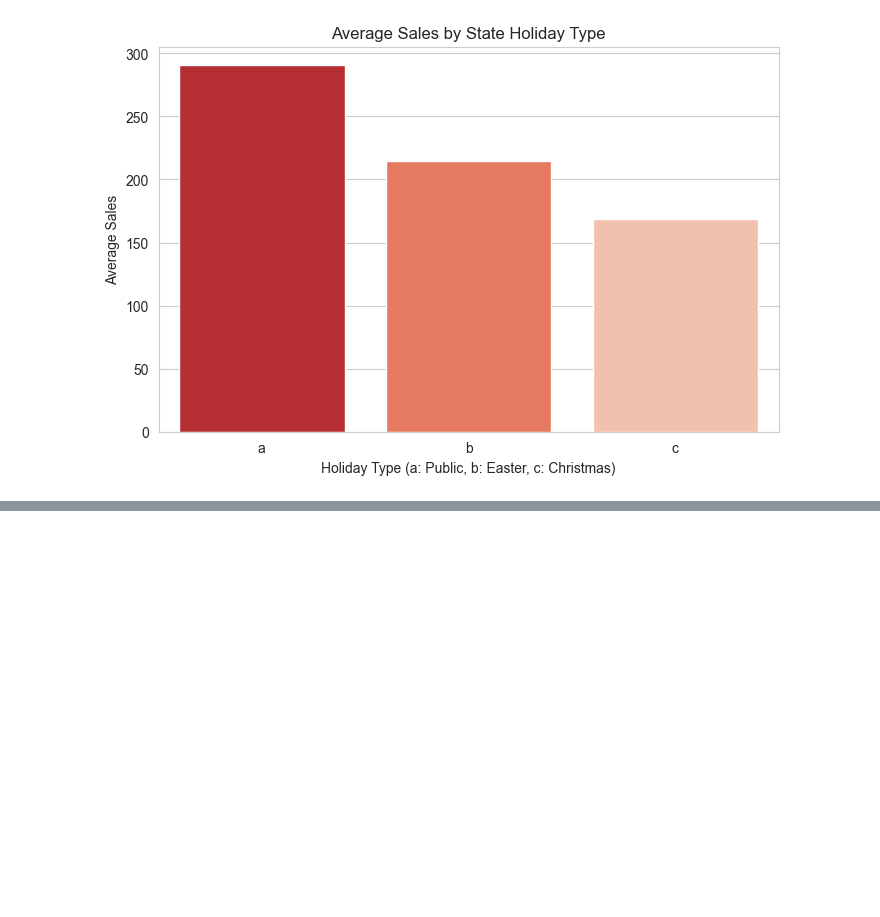
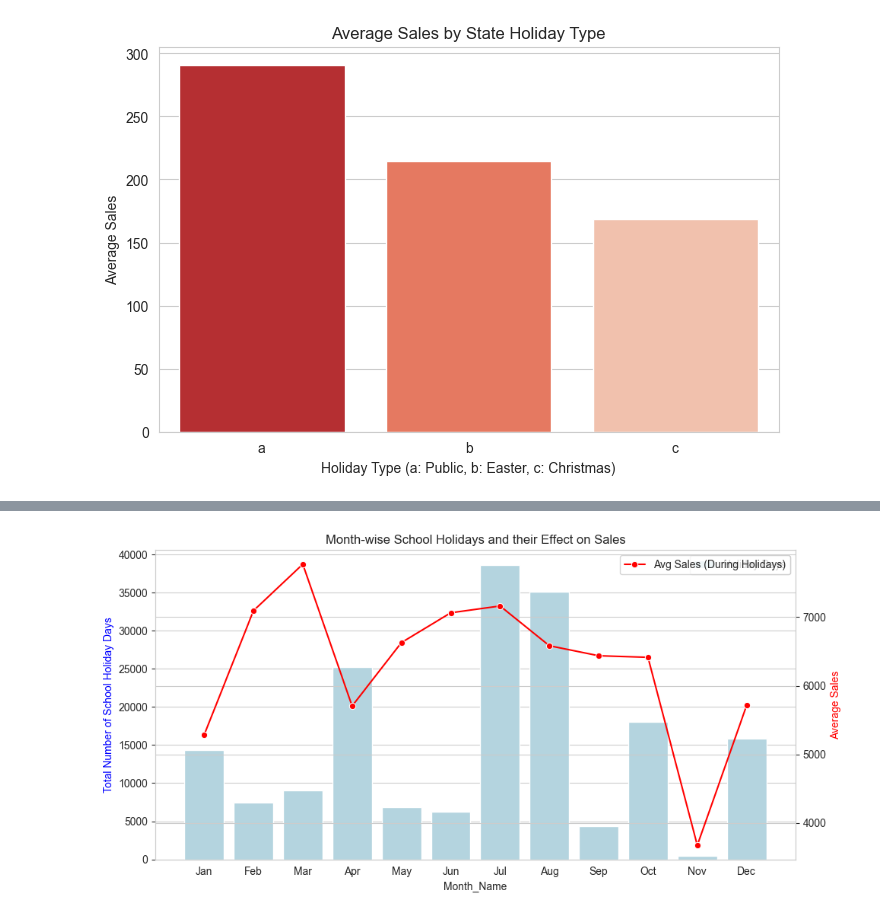
Before and after one commit to jainatshu/FYP_Demand_Forcasting, a Jupyter notebook: Actionable_Insights.ipynb, the cells around one changed output, grey strips where cells are left out. Cells and saved outputs as stored; diff of their text form; code cells hidden in the pictures; blank space fills up the shorter version.

```diff
--- a/Actionable_Insights.ipynb
+++ b/Actionable_Insights.ipynb
@@ -247,0 +296,31 @@ c                168.73
+# %%
+
+# Group by Month to get the frequency of School Holidays and average Sales
+monthly_sh = df[df['SchoolHoliday'] == 1].groupby('Month_Name')['Sales'].agg(['count', 'mean']).reset_index()
+
+# Reorder months logically
+month_order = ['Jan', 'Feb', 'Mar', 'Apr', 'May', 'Jun', 'Jul', 'Aug', 'Sep', 'Oct', 'Nov', 'Dec']
+monthly_sh['Month_Name'] = pd.Categorical(monthly_sh['Month_Name'].str[:3], categories=month_order, ordered=True)
+monthly_sh = monthly_sh.sort_values('Month_Name')
+
+fig, ax1 = plt.subplots(figsize=(10, 5))
+
+# Bar chart for the number of school holiday days
+sns.barplot(data=monthly_sh, x='Month_Name', y='count', ax=ax1, color='lightblue', label='Holiday Days')
+ax1.set_ylabel("Total Number of School Holiday Days", color='blue')
+
+# Line chart for the average sales during those holidays
+ax2 = ax1.twinx()
+sns.lineplot(data=monthly_sh, x='Month_Name', y='mean', ax=ax2, color='red', marker='o', label='Avg Sales (During Holidays)')
+ax2.set_ylabel("Average Sales", color='red')
+
+plt.title("Month-wise School Holidays and their Effect on Sales")
+fig.tight_layout()
+plt.show()
+
+# **Insight**: School Holidays are heavily concentrated in July and August (Summer break) as well as October and December. Interestingly, despite July and August having the most holiday days, the highest average sales *during* a school holiday occur heavily in December and post-Easter spring breaks.
+
+# ## 9. Month-wise Pattern of Promotions
+# Are promotions run evenly throughout the year, and how do they impact monthly sales?
+# %% [output]
+[figure, added]
```
Also changed, not shown: parts of 26 cells of this notebook, 17 other files.
